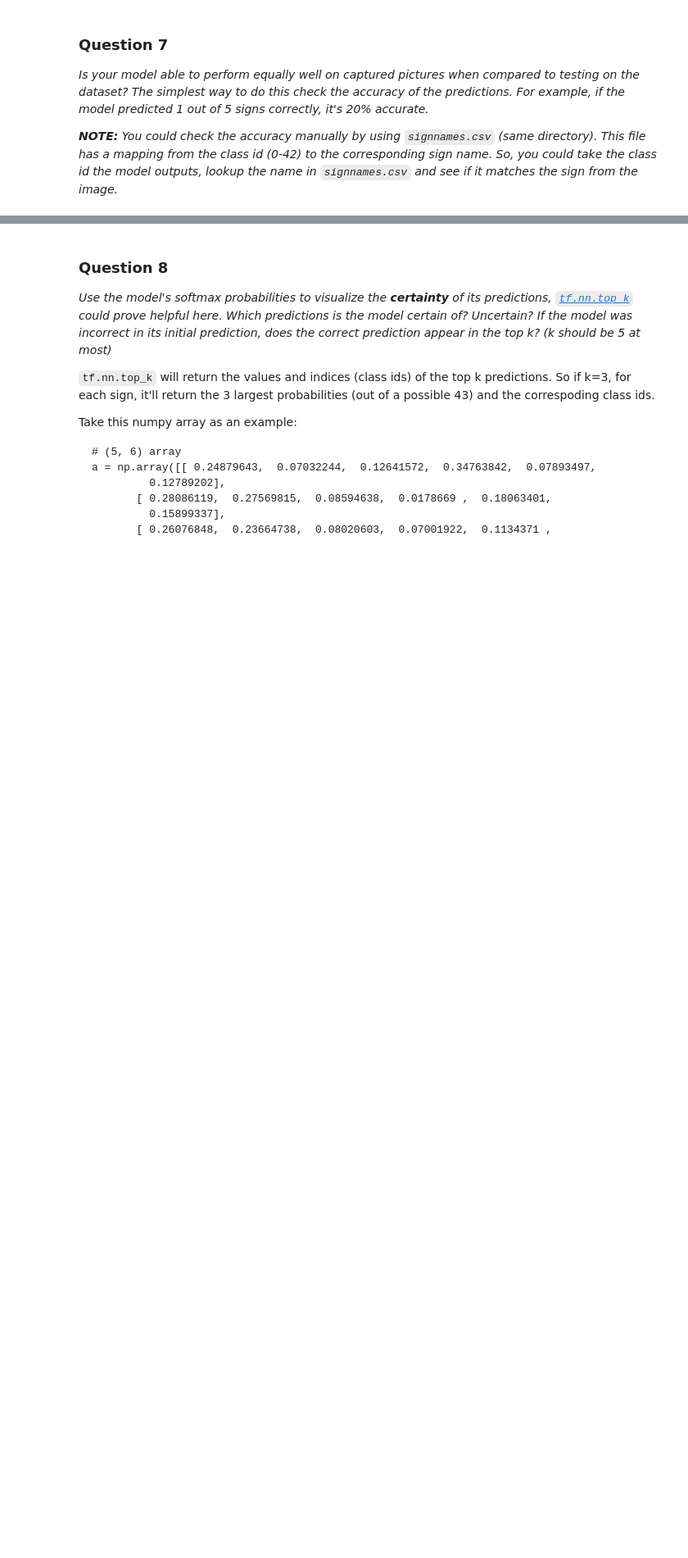
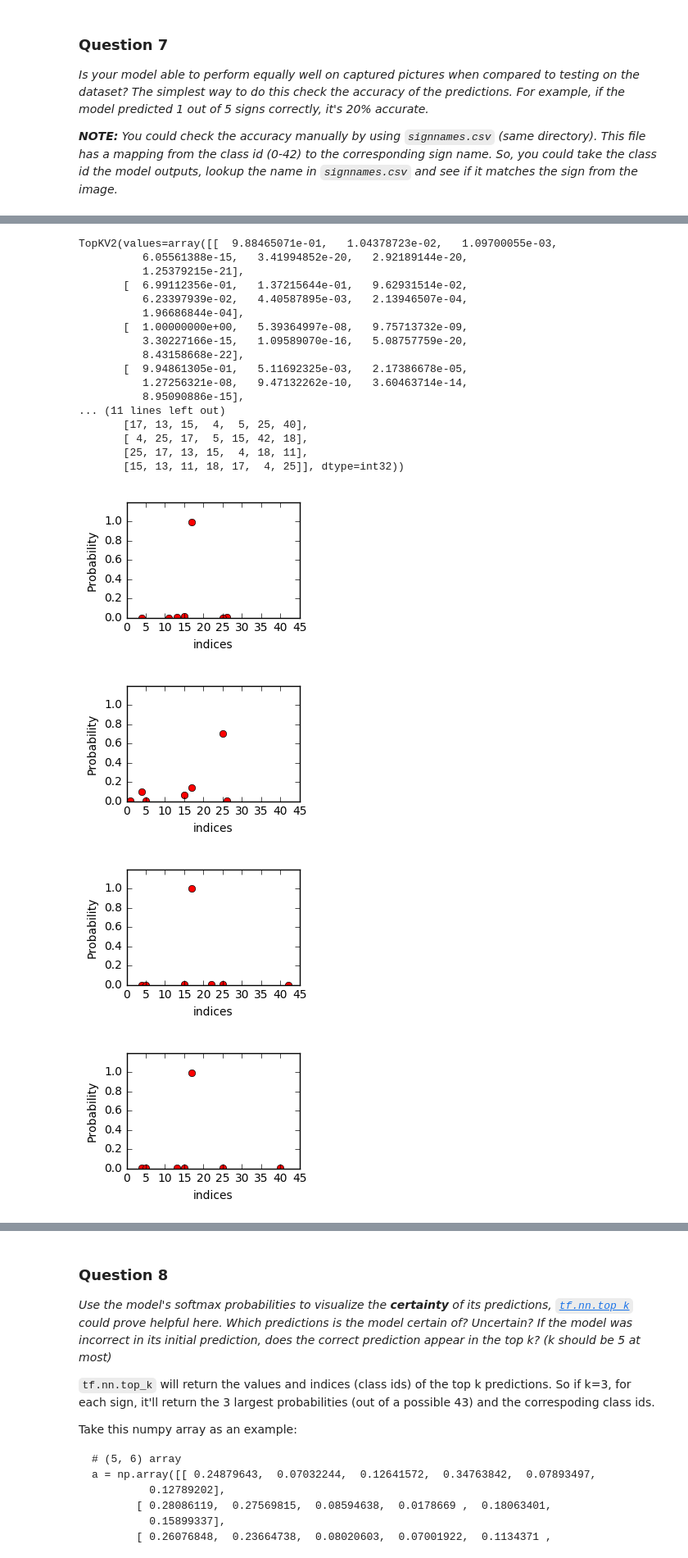
Before and after one commit to haribalan/CarND-Traffic-Sign-Classifier-Project, a Jupyter notebook: Traffic_Sign_Classifier.ipynb, the cells around one changed output, grey strips where cells are left out. Shown at 82% size. Saved outputs shown, nothing was run; the diff lists cells and outputs as text; code cells hidden in the pictures; blank space fills up the shorter version.

```diff
--- a/Traffic_Sign_Classifier.ipynb
+++ b/Traffic_Sign_Classifier.ipynb
@@ -329,0 +506,20 @@ Use the code cell (or multiple code cells, if necessary) to implement the first
+# %%
+### Run the predictions here.
+### Feel free to use as many code cells as needed.
+from scipy import ndimage
+
+img1 = misc.imread('images/final/stop.jpg',mode='RGB')
+img2 = misc.imread('images/final/70.jpg',mode='RGB')
+img3 = misc.imread('images/final/do_not_enter.jpg',mode='RGB')
+img4 = misc.imread('images/final/left_turn.jpg',mode='RGB')
+img5 = misc.imread('images/final/road_work.jpg',mode='RGB')
+img6 = misc.imread('images/final/no_bicycle.jpg',mode='RGB') #hard one
+img7 = misc.imread('images/final/left.jpg',mode='RGB') # very close US sign
+
+my_test = np.array([img1, img2, img3, img4, img5, img6, img7])
+my_label = np.array([14,4,17,34,25, 29, 34])
+
+with tf.Session() as sess:
+    saver.restore(sess,tf.train.latest_checkpoint('.'))
+    test_accuracy = evaluate(my_test, my_label)
+    print("Test Accuracy = {:.3f}".format(test_accuracy))
@@ -349,0 +553,44 @@ _**NOTE:** You could check the accuracy manually by using `signnames.csv` (same
+# %%
+### Visualize the softmax probabilities here.
+### Feel free to use as many code cells as needed.
+#one_hot_my_label = tf.one_hot(my_label, n_classes)
+#y_pred = tf.nn.softmax_cross_entropy_with_logits(logits, one_hot_my_label)
+import matplotlib.pyplot as plt
+%matplotlib inline
+
+y_pred = tf.nn.softmax(logits)
+topFive=tf.nn.top_k(y_pred, k=7, sorted=True, name=None)
+
+with tf.Session() as session:
+    session.run(tf.global_variables_initializer())
+    top5 = session.run(topFive, feed_dict={x: my_test,  keep_prob:1.0})
+    print(top5)
+for i in range(7):
+    plt.subplot(222+1)
+    plt.plot(top5[1][i],top5[0][i],'ro')
+    plt.ylabel('Probability')
+    plt.xlabel('indices')
+    plt.axis([0,45,0,1.2])
+    plt.show()
+# %% [output]
+TopKV2(values=array([[  9.88465071e-01,   1.04378723e-02,   1.09700055e-03,
+          6.05561388e-15,   3.41994852e-20,   2.92189144e-20,
+          1.25379215e-21],
+       [  6.99112356e-01,   1.37215644e-01,   9.62931514e-02,
+          6.23397939e-02,   4.40587895e-03,   2.13946507e-04,
+          1.96686844e-04],
+       [  1.00000000e+00,   5.39364997e-08,   9.75713732e-09,
+          3.30227166e-15,   1.09589070e-16,   5.08757759e-20,
+          8.43158668e-22],
+       [  9.94861305e-01,   5.11692325e-03,   2.17386678e-05,
+          1.27256321e-08,   9.47132262e-10,   3.60463714e-14,
+          8.95090886e-15],
+... (11 lines left out)
+       [17, 13, 15,  4,  5, 25, 40],
+       [ 4, 25, 17,  5, 15, 42, 18],
+       [25, 17, 13, 15,  4, 18, 11],
+       [15, 13, 11, 18, 17,  4, 25]], dtype=int32))
+[figure, added]
+[figure, added]
+[figure, added]
+[figure, added]
```
Also changed, not shown: parts of 30 cells of this notebook, 20 other files.
